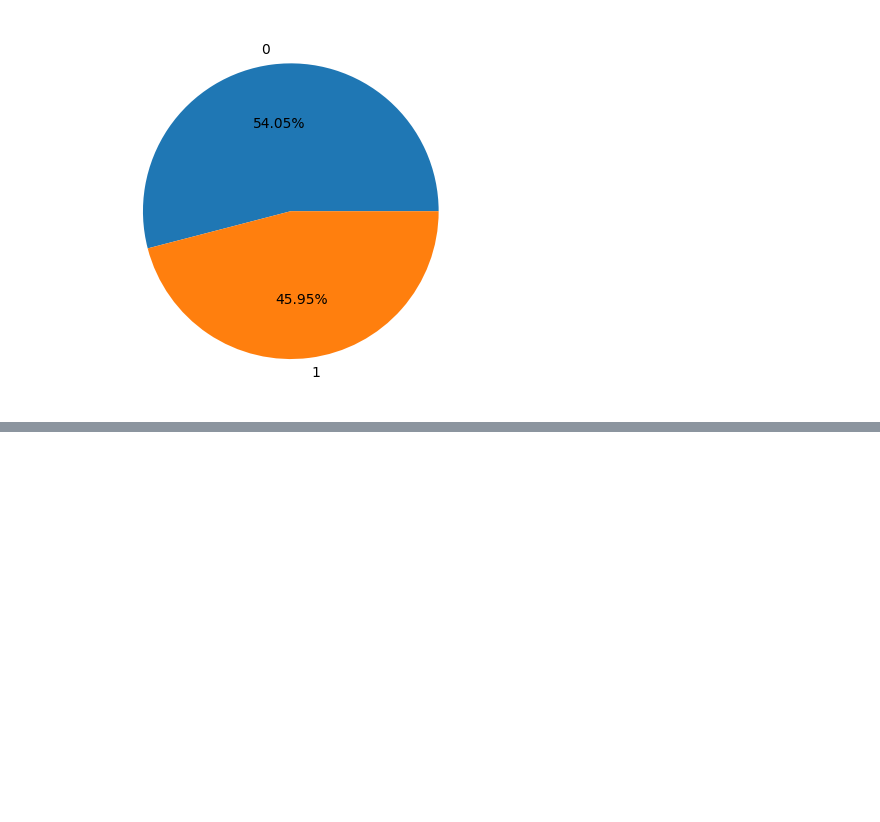
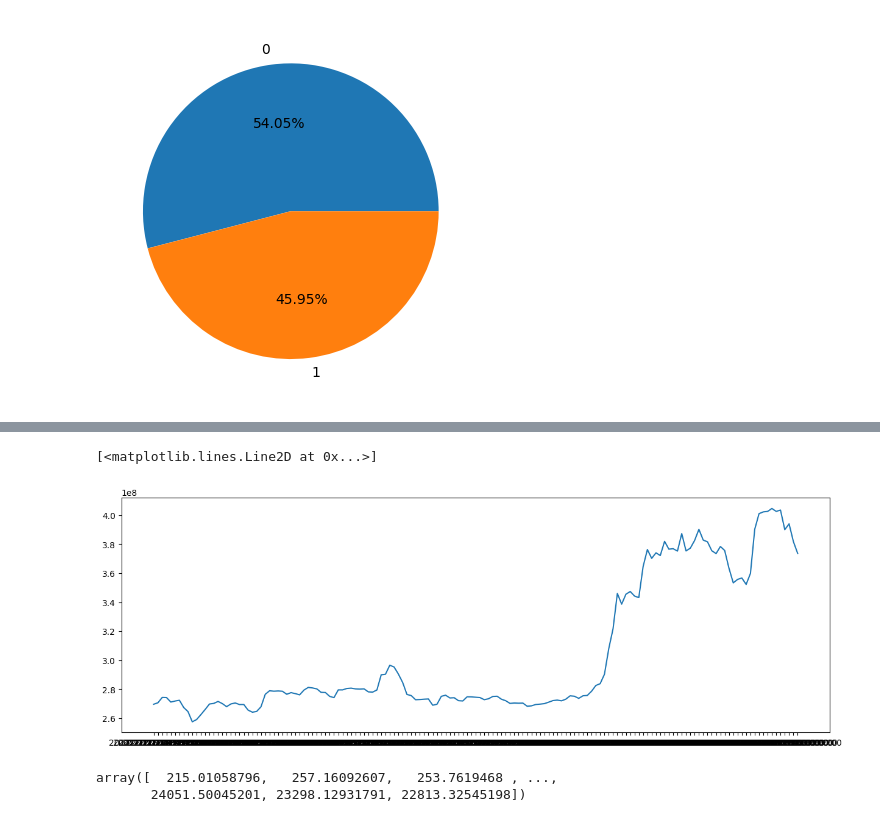
Before and after one commit to hristo-darlyanov/CryptoTradingMLPredictor, a Jupyter notebook: main.ipynb, the cells around one changed output, grey strips where cells are left out. Saved outputs shown, nothing was run; the diff lists cells and outputs as text; code cells hidden in the pictures; blank space fills up the shorter version.

```diff
--- a/main.ipynb
+++ b/main.ipynb
@@ -228,0 +229,15 @@ metrics.ConfusionMatrixDisplay.from_estimator(models[0], X_train, Y_train)
+# %%
+df_for_comparison = df[2900:]
+# %%
+df_for_comparison
+features_for_comparison = df_for_comparison[['open', 'high', 'low', 'volume', 'month', 'day', 'year']]
+plt.figure(figsize=(15,5))
+plt.plot(df_for_comparison['date'], regr.predict(features_for_comparison))
+# %% [output]
+[<matplotlib.lines.Line2D at 0x...>]
+[figure, added]
+# %%
+regr.predict(features)
+# %% [output]
+array([  215.01058796,   257.16092607,   253.7619468 , ...,
+       24051.50045201, 23298.12931791, 22813.32545198])
```
Also changed, not shown: parts of 13 cells of this notebook.
